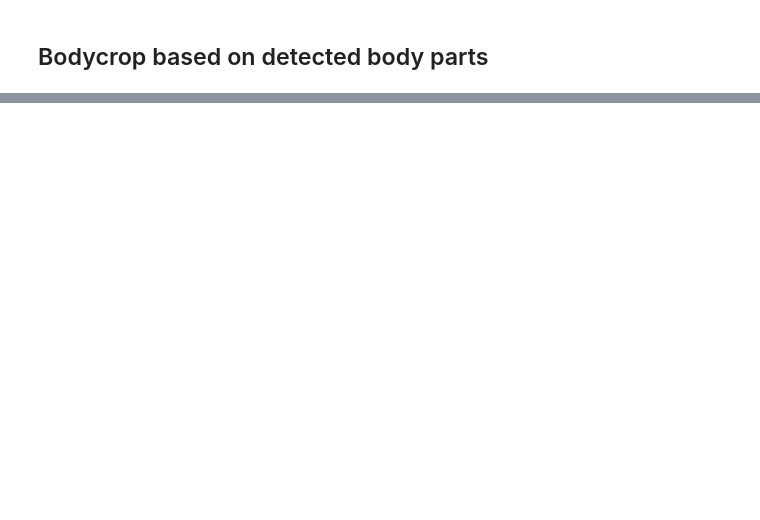
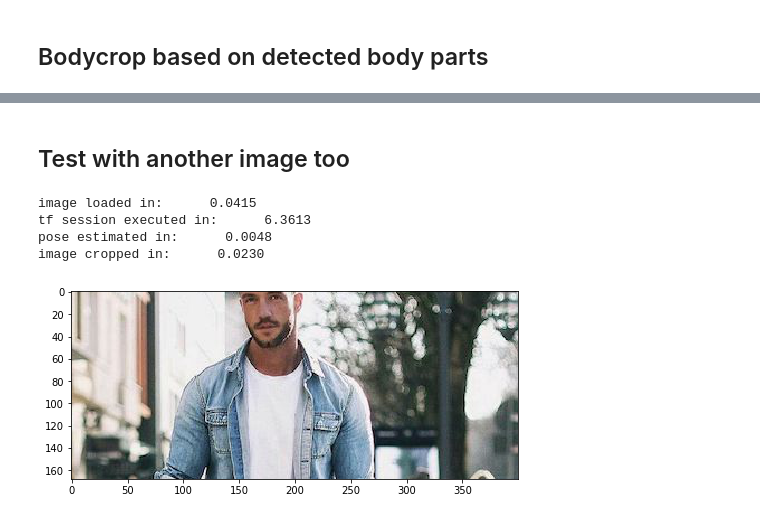
Before and after one commit to akh64bit/qconsf, a Jupyter notebook: bodycrop/crop.ipynb, the cells around one changed output, grey strips where cells are left out. Drawn from its saved outputs; the diff is of its cells as text; code cells hidden in the pictures; blank space fills up the shorter version.

```diff
--- a/bodycrop/crop.ipynb
+++ b/bodycrop/crop.ipynb
@@ -39,0 +58,13 @@ plt.show()
+# %% [markdown]
+## Test with another image too
+# %%
+x = inf.infer('fashion-men-1.jpg','Eyes','Elbows')
+plt.figure(figsize = (8,4))
+plt.imshow(x)
+plt.show()
+# %% [output]
+image loaded in:      0.0415
+tf session executed in:      6.3613
+pose estimated in:      0.0048
+image cropped in:      0.0230
+[figure, added]
```
Also changed, not shown: parts of 15 cells of this notebook, 1 other file.
